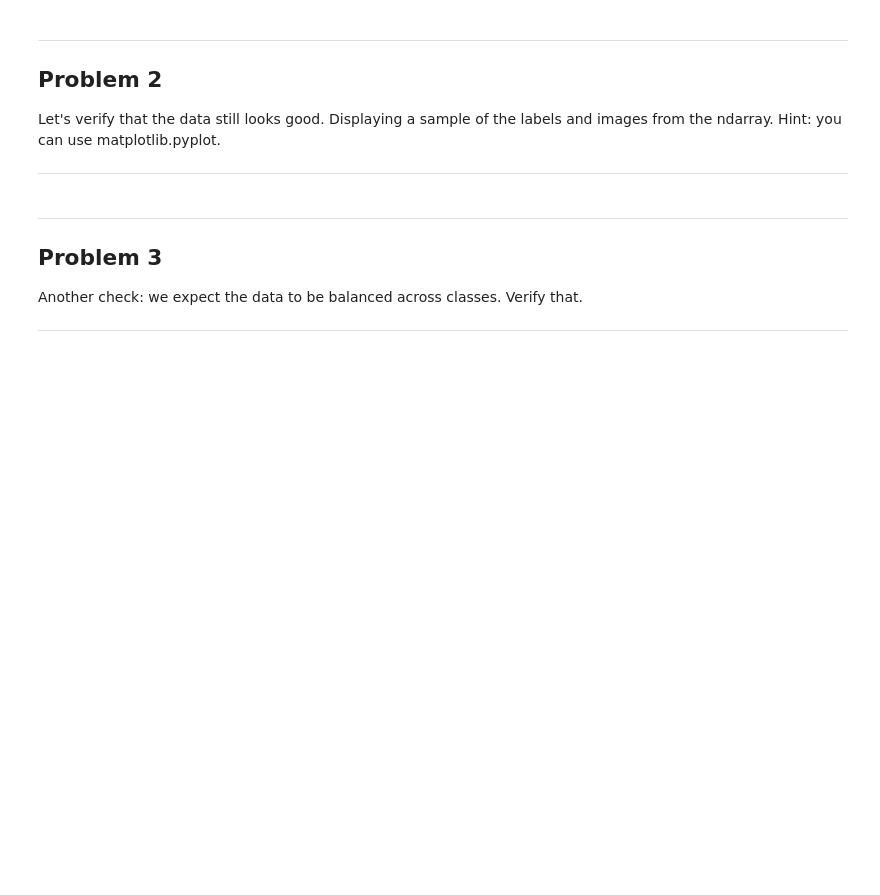
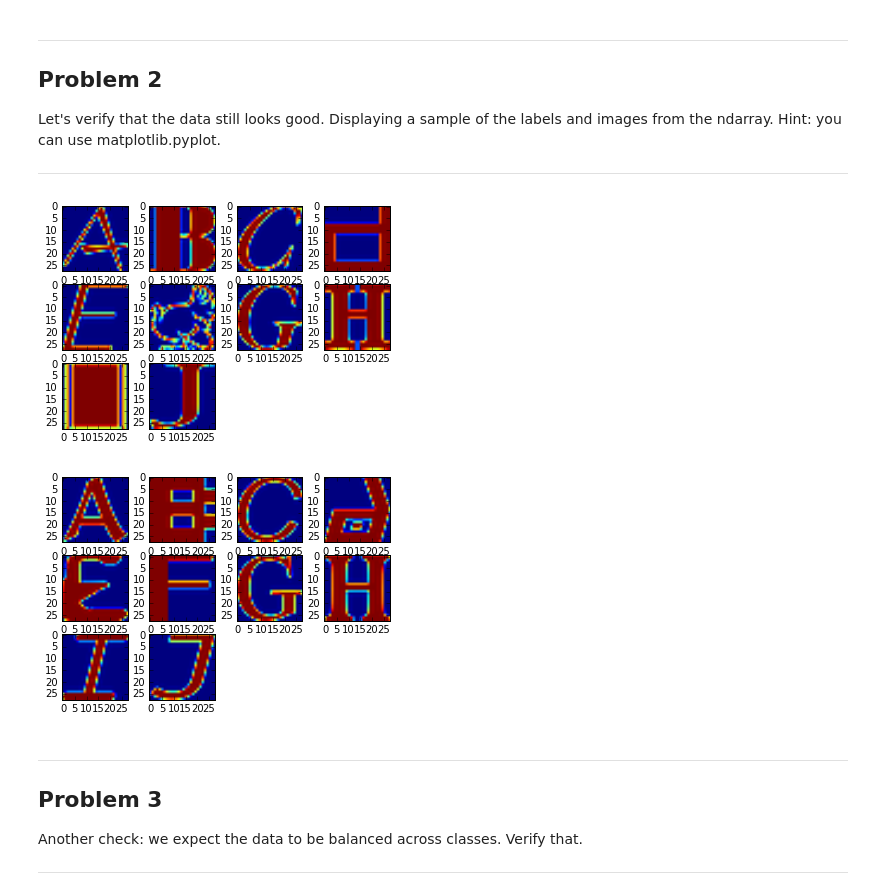
Before and after one commit to sagarjauhari/ud730-deep-learning, a Jupyter notebook: 1_notmnist.ipynb, the cells around one changed output. Cells and saved outputs as stored; diff of their text form; code cells hidden in the pictures; blank space fills up the shorter version.

```diff
--- a/1_notmnist.ipynb
+++ b/1_notmnist.ipynb
@@ -212,6 +212,19 @@ Problem 2
 Let's verify that the data still looks good. Displaying a sample of the labels and images from the ndarray. Hint: you can use matplotlib.pyplot.
 
 ---
+# %%
+def peek_pickled_data(folders):
+  fig = plt.figure()
+  for idx, folder in enumerate(folders):
+    pickled_file = folder + ".pickle"
+    image_arr = random.choice(pickle.load(open(pickled_file, "r"))) # Randomly select an image
+    fig.add_subplot(3, 4, idx + 1).imshow(image_arr)
+
+peek_pickled_data(train_folders)
+peek_pickled_data(test_folders)
+# %% [output]
+[figure, added]
+[figure, added]
 # %% [markdown]
 ---
 Problem 3
```
Also changed, not shown: parts of 1 cell of this notebook.
